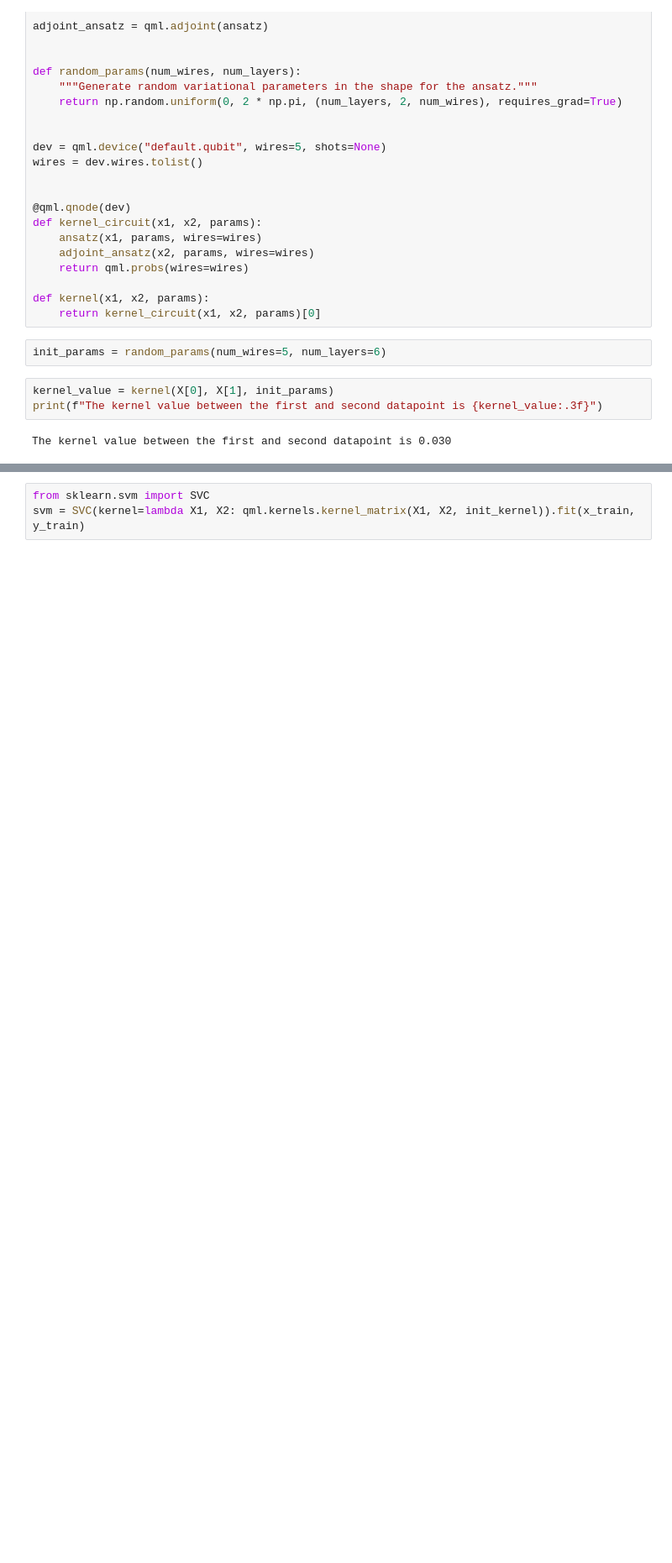
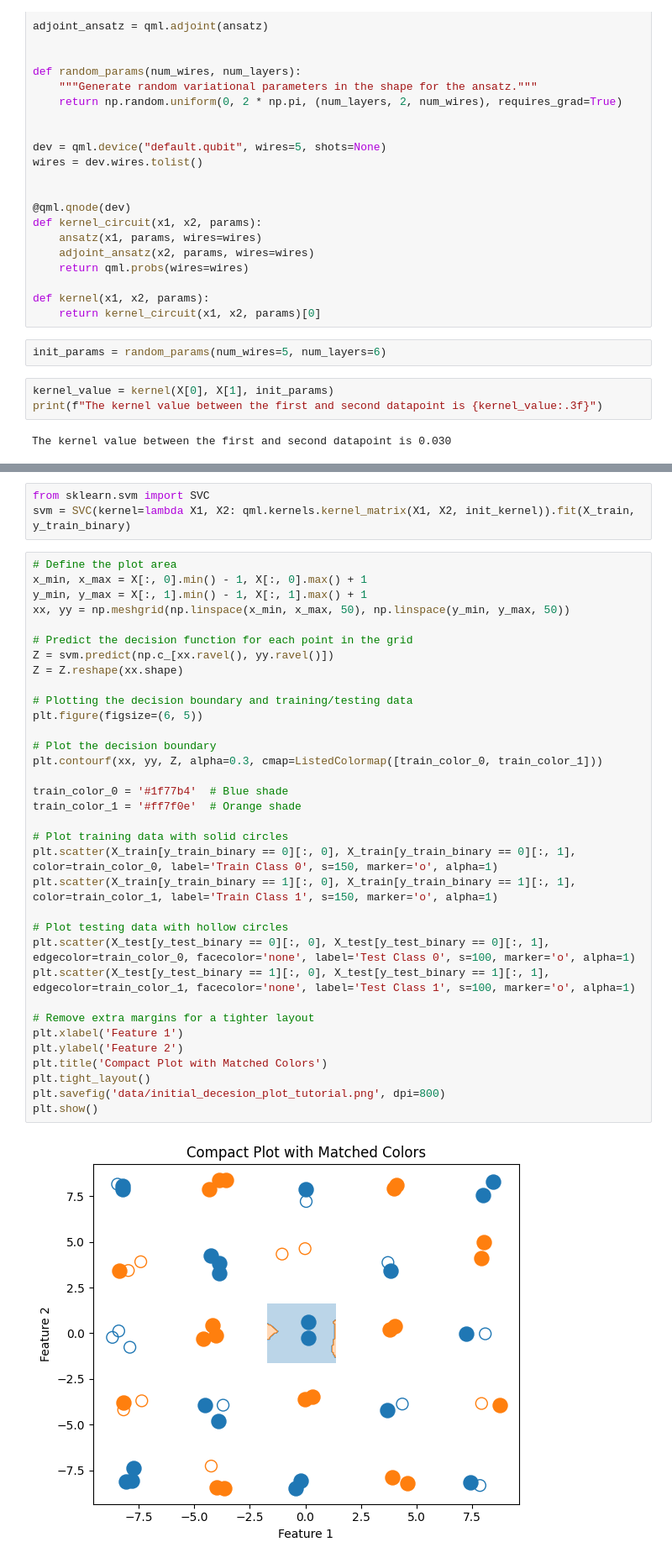
Before and after one commit to qmlWizard/CCKA-Clustered_Centroid_Kernel_Alignment, a Jupyter notebook: analyse.ipynb, the cells around one changed output, grey strips where cells are left out. Shown at 84% size. Drawn from its saved outputs; the diff is of its cells as text; blank space fills up the shorter version.

```diff
--- a/analyse.ipynb
+++ b/analyse.ipynb
@@ -181,6 +199,42 @@ with np.printoptions(precision=3, suppress=True):
 # %%
 from sklearn.svm import SVC
-svm = SVC(kernel=lambda X1, X2: qml.kernels.kernel_matrix(X1, X2, init_kernel)).fit(x_train, y_train)
+svm = SVC(kernel=lambda X1, X2: qml.kernels.kernel_matrix(X1, X2, init_kernel)).fit(X_train, y_train_binary)
+# %%
+# Define the plot area
+x_min, x_max = X[:, 0].min() - 1, X[:, 0].max() + 1
+y_min, y_max = X[:, 1].min() - 1, X[:, 1].max() + 1
+xx, yy = np.meshgrid(np.linspace(x_min, x_max, 50), np.linspace(y_min, y_max, 50))
+
+# Predict the decision function for each point in the grid
+Z = svm.predict(np.c_[xx.ravel(), yy.ravel()])
+Z = Z.reshape(xx.shape)
+
+# Plotting the decision boundary and training/testing data
+plt.figure(figsize=(6, 5))
+
+# Plot the decision boundary
+plt.contourf(xx, yy, Z, alpha=0.3, cmap=ListedColormap([train_color_0, train_color_1]))
+
+train_color_0 = '#1f77b4'  # Blue shade
+train_color_1 = '#ff7f0e'  # Orange shade
+
+# Plot training data with solid circles
+plt.scatter(X_train[y_train_binary == 0][:, 0], X_train[y_train_binary == 0][:, 1], color=train_color_0, label='Train Class 0', s=150, marker='o', alpha=1)
+plt.scatter(X_train[y_train_binary == 1][:, 0], X_train[y_train_binary == 1][:, 1], color=train_color_1, label='Train Class 1', s=150, marker='o', alpha=1)
+
+# Plot testing data with hollow circles
+plt.scatter(X_test[y_test_binary == 0][:, 0], X_test[y_test_binary == 0][:, 1], edgecolor=train_color_0, facecolor='none', label='Test Class 0', s=100, marker='o', alpha=1)
+plt.scatter(X_test[y_test_binary == 1][:, 0], X_test[y_test_binary == 1][:, 1], edgecolor=train_color_1, facecolor='none', label='Test Class 1', s=100, marker='o', alpha=1)
+
+# Remove extra margins for a tighter layout
+plt.xlabel('Feature 1')
+plt.ylabel('Feature 2')
+plt.title('Compact Plot with Matched Colors')
+plt.tight_layout()
+plt.savefig('data/initial_decesion_plot_tutorial.png', dpi=800)
+plt.show()
+# %% [output]
+[figure, added]
 # %%
 def accuracy(classifier, X, Y_target):
     return 1 - np.count_nonzero(classifier.predict(X) - Y_target) / len(Y_target)
```
Also changed, not shown: parts of 16 cells of this notebook, 8 other files.
